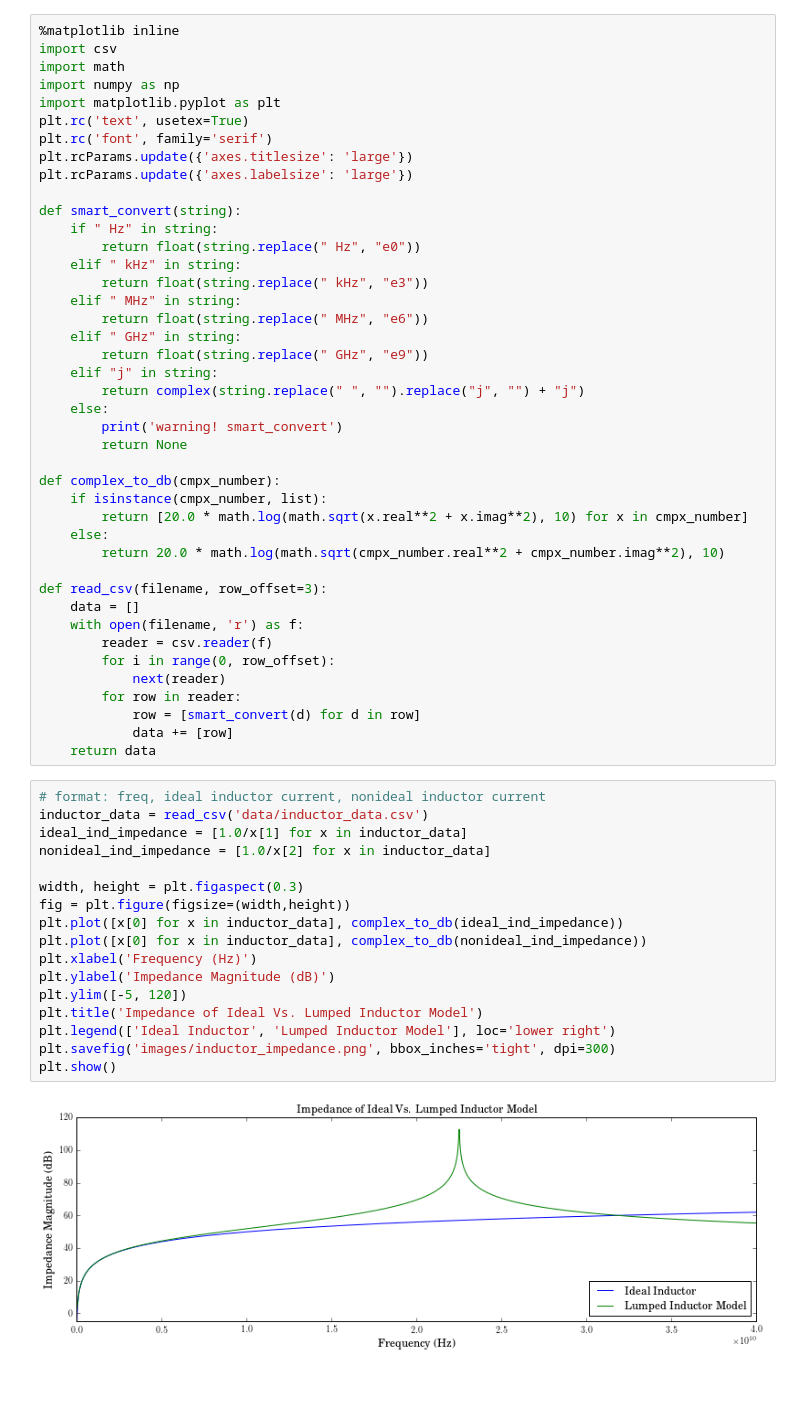
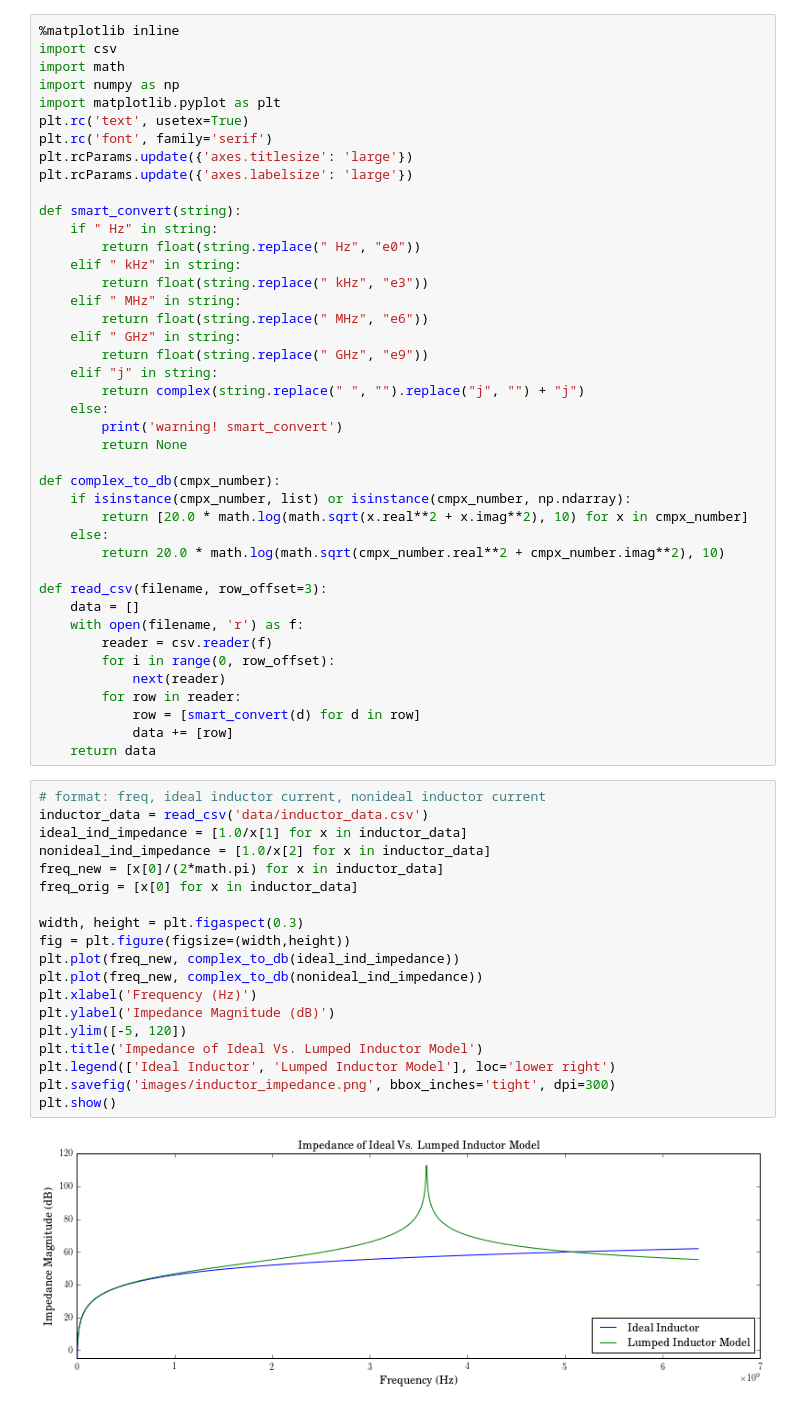
Before and after one commit to vighneshiyer/ee142, a Jupyter notebook: Labs/lab1/prelab/prelab_plotting.ipynb, the cells around one changed output. Cells and saved outputs as stored; diff of their text form; blank space fills up the shorter version.

```diff
--- a/Labs/lab1/prelab/prelab_plotting.ipynb
+++ b/Labs/lab1/prelab/prelab_plotting.ipynb
@@ -25,7 +25,7 @@ def smart_convert(string):
         return None
 
 def complex_to_db(cmpx_number):
-    if isinstance(cmpx_number, list):
+    if isinstance(cmpx_number, list) or isinstance(cmpx_number, np.ndarray):
         return [20.0 * math.log(math.sqrt(x.real**2 + x.imag**2), 10) for x in cmpx_number]
     else:
         return 20.0 * math.log(math.sqrt(cmpx_number.real**2 + cmpx_number.imag**2), 10)
@@ -43,19 +43,21 @@ def read_csv(filename, row_offset=3):
 # %%
 # format: freq, ideal inductor current, nonideal inductor current
 inductor_data = read_csv('data/inductor_data.csv')
 ideal_ind_impedance = [1.0/x[1] for x in inductor_data]
 nonideal_ind_impedance = [1.0/x[2] for x in inductor_data]
+freq_new = [x[0]/(2*math.pi) for x in inductor_data]
+freq_orig = [x[0] for x in inductor_data]
 
 width, height = plt.figaspect(0.3)
 fig = plt.figure(figsize=(width,height))
-plt.plot([x[0] for x in inductor_data], complex_to_db(ideal_ind_impedance))
-plt.plot([x[0] for x in inductor_data], complex_to_db(nonideal_ind_impedance))
+plt.plot(freq_new, complex_to_db(ideal_ind_impedance))
+plt.plot(freq_new, complex_to_db(nonideal_ind_impedance))
 plt.xlabel('Frequency (Hz)')
 plt.ylabel('Impedance Magnitude (dB)')
 plt.ylim([-5, 120])
 plt.title('Impedance of Ideal Vs. Lumped Inductor Model')
 plt.legend(['Ideal Inductor', 'Lumped Inductor Model'], loc='lower right')
 plt.savefig('images/inductor_impedance.png', bbox_inches='tight', dpi=300)
 plt.show()
 # %% [output]
-[figure, old version]
+[figure, new version]
```
Also changed, not shown: parts of 2 cells of this notebook, 5 other files.
